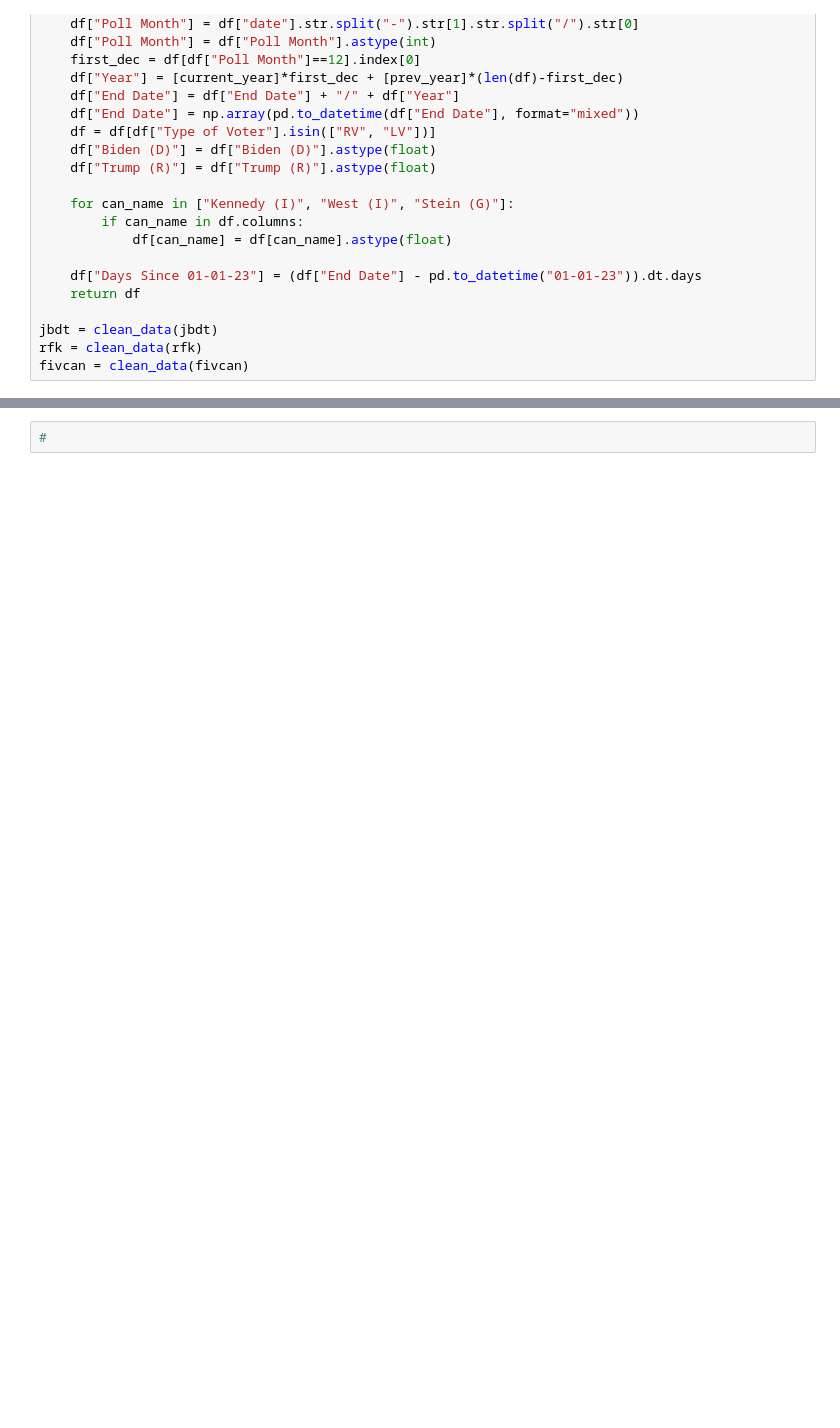
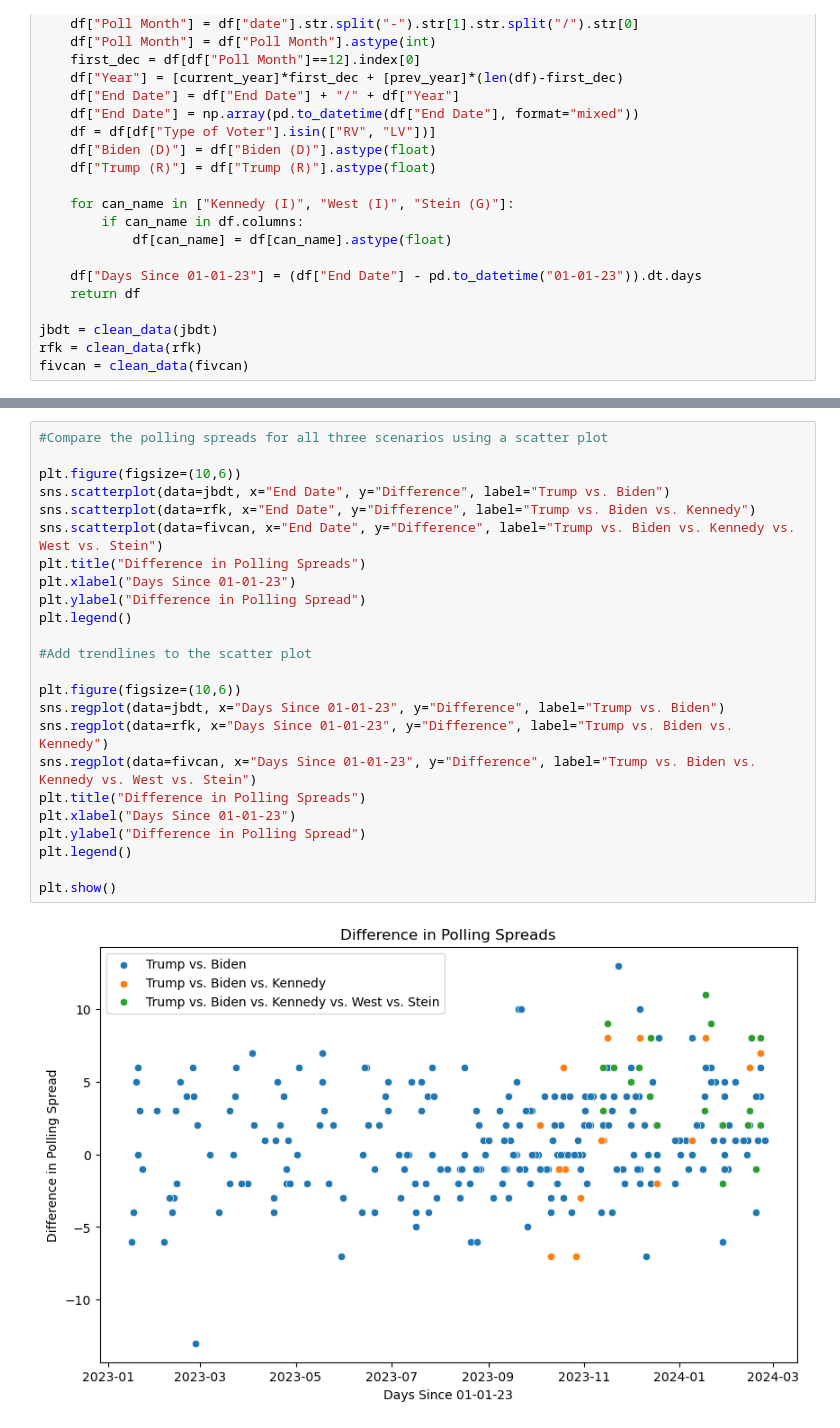
Before and after one commit to robertfeldstein/Election2024, a Jupyter notebook: five_candidates.ipynb, the cells around one changed output, grey strips where cells are left out. Cells and saved outputs as stored; diff of their text form; blank space fills up the shorter version.

```diff
--- a/five_candidates.ipynb
+++ b/five_candidates.ipynb
@@ -135,2 +135,26 @@ plt.legend()
-# %%
-#
+# %%
+#Compare the polling spreads for all three scenarios using a scatter plot
+
+plt.figure(figsize=(10,6))
+sns.scatterplot(data=jbdt, x="End Date", y="Difference", label="Trump vs. Biden")
+sns.scatterplot(data=rfk, x="End Date", y="Difference", label="Trump vs. Biden vs. Kennedy")
+sns.scatterplot(data=fivcan, x="End Date", y="Difference", label="Trump vs. Biden vs. Kennedy vs. West vs. Stein")
+plt.title("Difference in Polling Spreads")
+plt.xlabel("Days Since 01-01-23")
+plt.ylabel("Difference in Polling Spread")
+plt.legend()
+
+#Add trendlines to the scatter plot
+
+plt.figure(figsize=(10,6))
+sns.regplot(data=jbdt, x="Days Since 01-01-23", y="Difference", label="Trump vs. Biden")
+sns.regplot(data=rfk, x="Days Since 01-01-23", y="Difference", label="Trump vs. Biden vs. Kennedy")
+sns.regplot(data=fivcan, x="Days Since 01-01-23", y="Difference", label="Trump vs. Biden vs. Kennedy vs. West vs. Stein")
+plt.title("Difference in Polling Spreads")
+plt.xlabel("Days Since 01-01-23")
+plt.ylabel("Difference in Polling Spread")
+plt.legend()
+
+plt.show()
+# %% [output]
+[figure, added]
```
Also changed, not shown: parts of 5 cells of this notebook, 4 other files.
